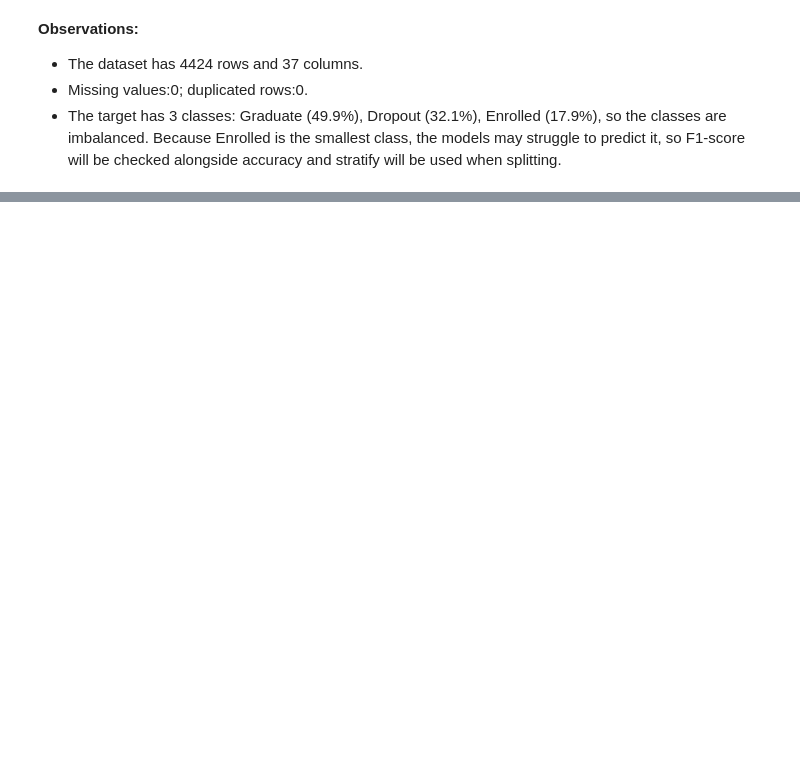
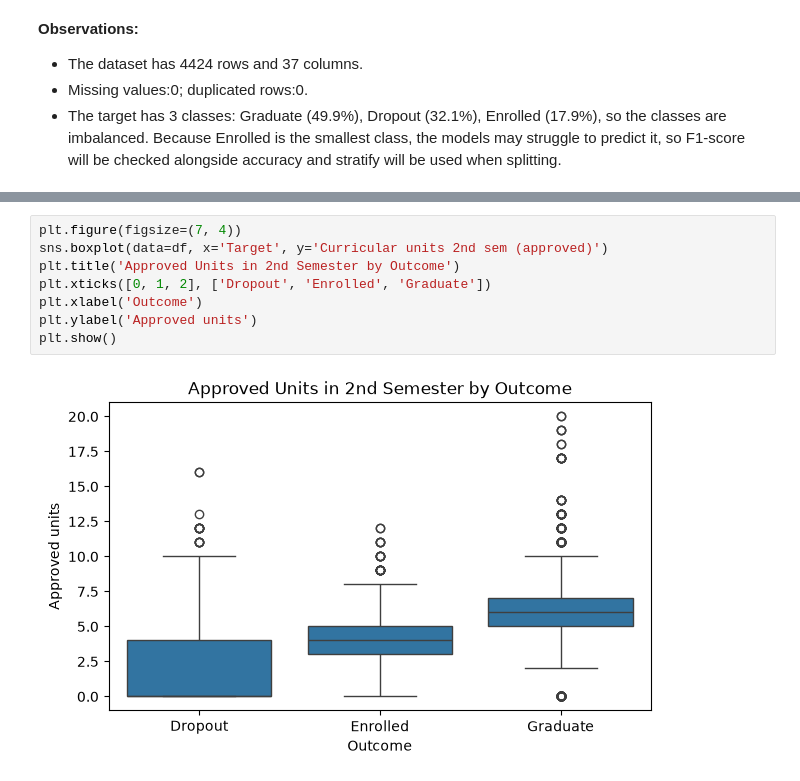
Before and after one commit to Yanjinkhorloo/Machine-Learning-2026, a Jupyter notebook: CA1_Machine_Learning_Yanjinkhorloo.ipynb, the cells around one changed output, grey strips where cells are left out. Cells and saved outputs as stored; diff of their text form; blank space fills up the shorter version.

```diff
--- a/CA1_Machine_Learning_Yanjinkhorloo.ipynb
+++ b/CA1_Machine_Learning_Yanjinkhorloo.ipynb
@@ -91,0 +126,10 @@ Name: proportion, dtype: float64
+# %%
+plt.figure(figsize=(7, 4))
+sns.boxplot(data=df, x='Target', y='Curricular units 2nd sem (approved)')
+plt.title('Approved Units in 2nd Semester by Outcome')
+plt.xticks([0, 1, 2], ['Dropout', 'Enrolled', 'Graduate'])
+plt.xlabel('Outcome')
+plt.ylabel('Approved units')
+plt.show()
+# %% [output]
+[figure, added]
```
Also changed, not shown: parts of 10 cells of this notebook.
